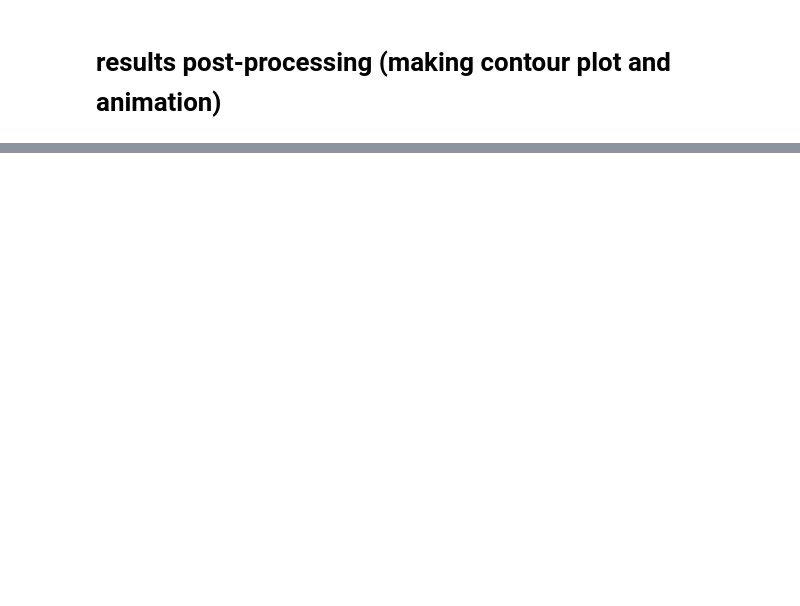
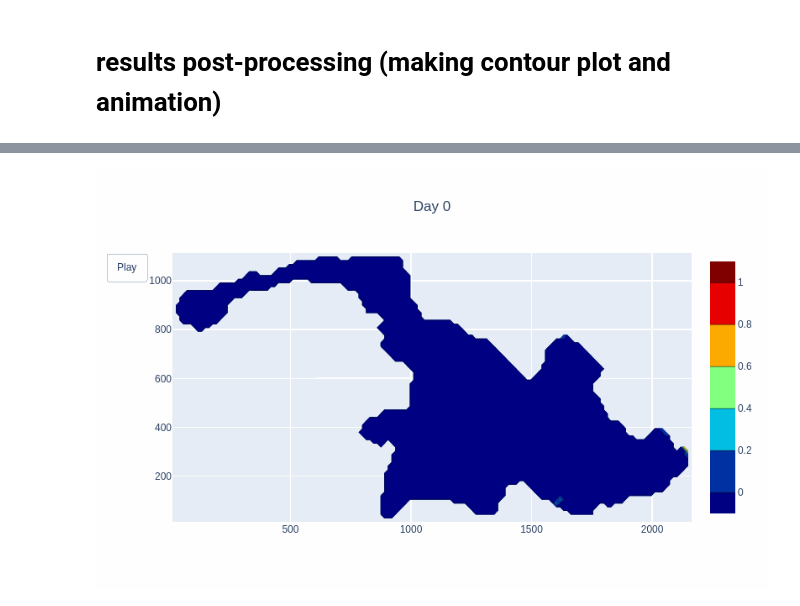
Before and after one commit to Tahimi/FiniteDiferenceMethod, a Jupyter notebook: lakeModel_v2.ipynb, the cells around one changed output, grey strips where cells are left out. Cells and saved outputs as stored; diff of their text form; code cells hidden in the pictures; blank space fills up the shorter version.

```diff
--- a/lakeModel_v2.ipynb
+++ b/lakeModel_v2.ipynb
@@ -434,0 +419,20 @@ Image(open(gifFileName,'rb').read())
+# %%
+# making the gif image
+from plotly_gif import GIF
+
+gifFileName = '/content/drive/MyDrive/UFAL/advection_diffusion/FiniteDiference_FipyFiniteVolume/lackModel_test.gif'
+gif = GIF(mode="png", gif_name=gifFileName, verbose=True)
+
+for ti in save_times:
+    fig = goFigure(z=dfSavedResults[zColumnName(ti)],
+                   title_text='Day '+daysSTR(ti))
+    gif.create_image(fig)
+gif.create_gif()
+# %%
+# displaying the animation
+from IPython.display import Image
+
+img = Image(open(gifFileName,'rb').read(), embed=True)
+display(img)
+# %% [output]
+[figure, added]
```
Also changed, not shown: parts of 16 cells of this notebook.
